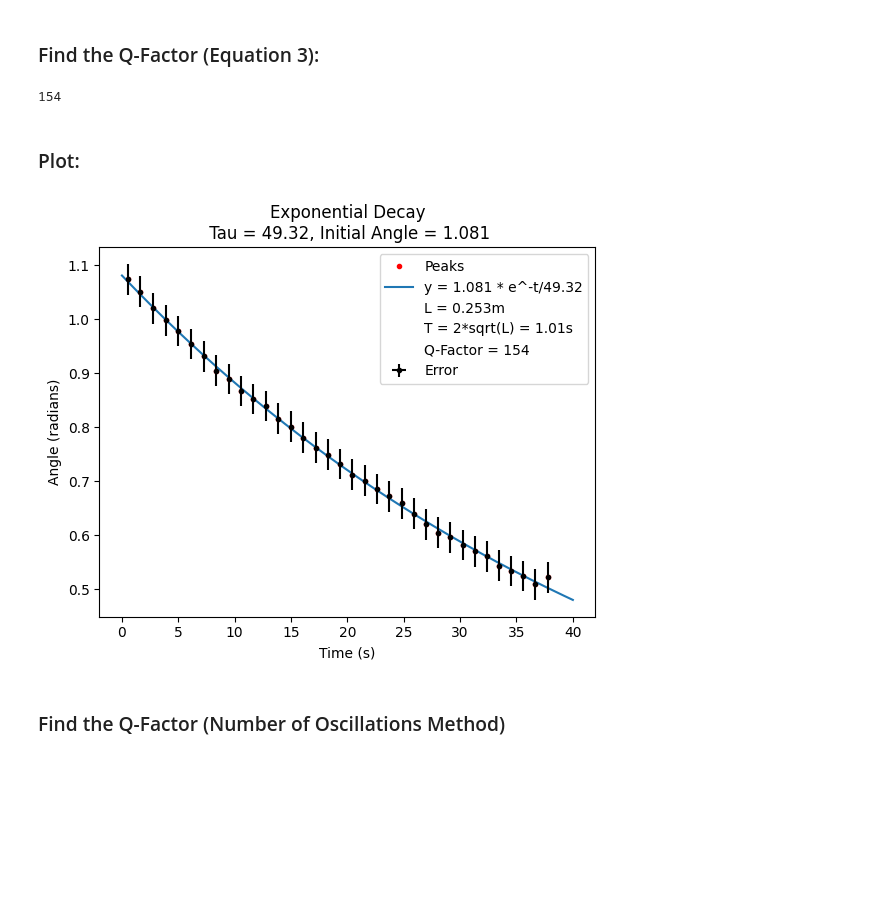
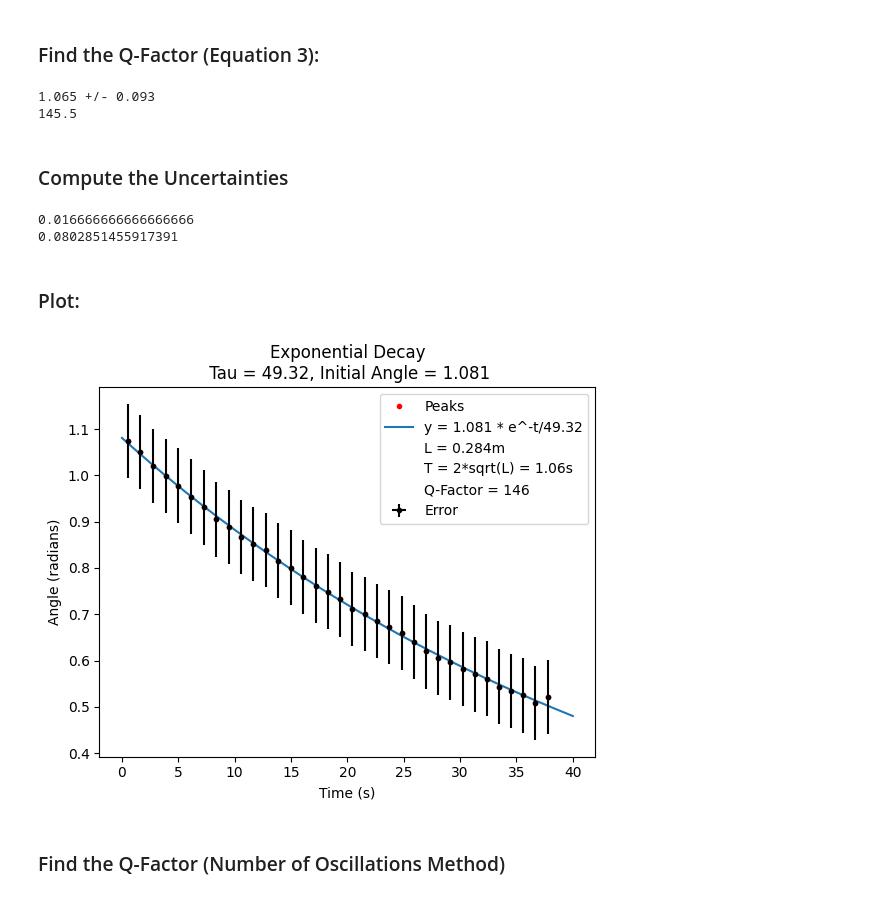
Before and after one commit to kseto06/phy180, a Jupyter notebook: Lab2/peak_fit.ipynb, the cells around one changed output. Cells and saved outputs as stored; diff of their text form; code cells hidden in the pictures; blank space fills up the shorter version.

```diff
--- a/Lab2/peak_fit.ipynb
+++ b/Lab2/peak_fit.ipynb
@@ -78,41 +83,73 @@ print(round(theta_0, 3), round(tau, 3))
 1.081 49.32
 # %% [markdown]
 ### Find the Q-Factor (Equation 3):
-# %%
-L = 0.253 #meters
-T = 2 * np.sqrt(L)
-
-Q = np.pi * (tau/T)
-Q = int(round(Q, 0))
-T = round(T, 2)
-print(Q)
-# %% [output]
-154
+# %%
+# L = 0.284 #Total length from the center of mass from the top of the pendulum
+# T = 2 * np.sqrt(L)
+
+T_VALS = np.array([1.167, 1.067, 0.934, 0.900, 1.067, 1.167, 1.100, 1.117])#Period values from the first lab
+T = np.mean(T_VALS) #avg it out
+print(f'{round(T, 3)} +/- {round(np.std(T_VALS), 3)}')
+
+Q = np.pi * (tau/T)
+Q = round(Q, 1)
+T = round(T, 2)
+print(Q)
+# %% [output]
+1.065 +/- 0.093
+145.5
+# %% [markdown]
+### Compute the Uncertainties
+# %%
+# Type B Uncertainties for single trial
+import math
+
+# Period uncertainty = 1/(2*frame rate) -- frame rate of the video
+FRAME_RATE = 30 #fps
+
+T_err = 1/(2*FRAME_RATE)
+print(T_err)
+
+# Angle uncertainty can be measured as the thickness of the pendulum bob
+
+# error = angle to center of mass - angle of each edge of the pendulum bob
+theta_width1 = math.radians(-90 -(-26.6)) #measured errors
+theta_width2 = math.radians(-90 -(-35.8))
+
+# Calculate the angular distances of the thickness to the original angle
+theta_err = np.abs(theta_width1 - theta_width2)
+theta_err /= 2 #The averaged uncertainty is half of the distances between each edge/error
+print(theta_err)
+# %% [output]
+0.016666666666666666
+0.0802851455917391
 # %% [markdown]
 ### Plot:
 # %%
 # Plot exponential decay
 plt.plot(peak_times, peak_angles, 'ro', markersize=3, label='Peaks')
 
 # Generate the line
 x = np.linspace(0, 40, 400) # 400 points between 0, 40 (domain of our graph)
 y = exp_decay(x, theta_0, tau)
 plt.plot(x, y, label=f'y = {round(theta_0, 3)} * e^-t/{round(tau, 3)}')
 
 # Constants
 plt.plot([], [], ' ', label=f'L = {L}m')
 plt.plot([], [], ' ', label=f'T = 2*sqrt(L) = {T}s')
 plt.plot([], [], ' ', label=f'Q-Factor = {int(round(Q, 0))}')
 
 # Graph
 plt.title(f"Exponential Decay\n Tau = {round(tau, 3)}, Initial Angle = {round(theta_0, 3)}")
-plt.errorbar(peak_times, peak_angles, xerr=0.001, yerr=np.std(peak_angles)/np.sqrt(peak_angles.shape[0]), fmt='.', label="Error", color="black")
+plt.errorbar(peak_times, peak_angles, xerr=T_err, yerr=theta_err, fmt='.', label="Error", color="black")
 plt.xlabel('Time (s)')
 plt.ylabel('Angle (radians)')
 plt.legend()
 plt.show()
+
+# Frame rate divided by time
 # %% [output]
-[figure, old version]
+[figure, new version]
 # %% [markdown]
 ### Find the Q-Factor (Number of Oscillations Method)
 # %%
```
Also changed, not shown: parts of 2 cells of this notebook.
